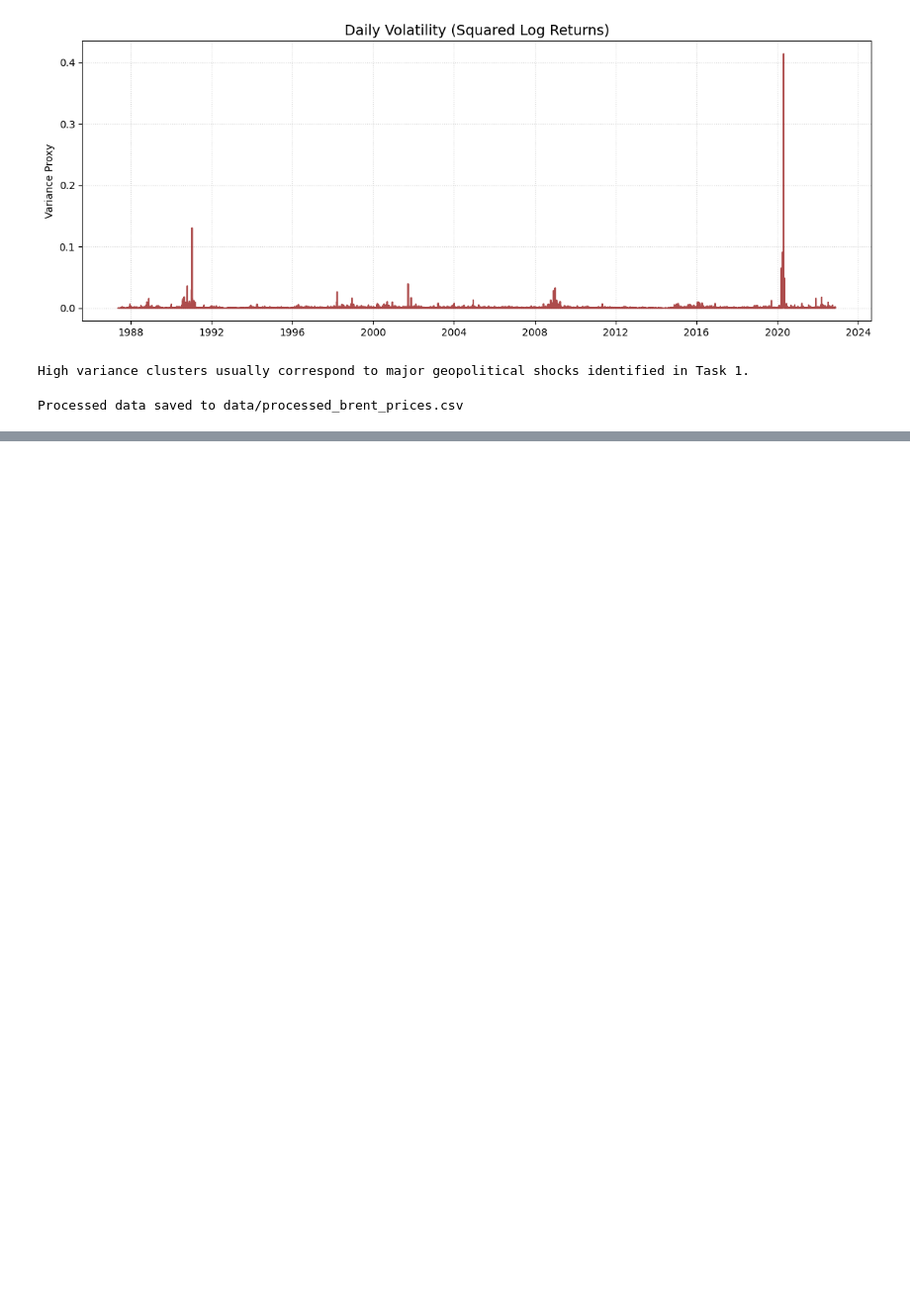
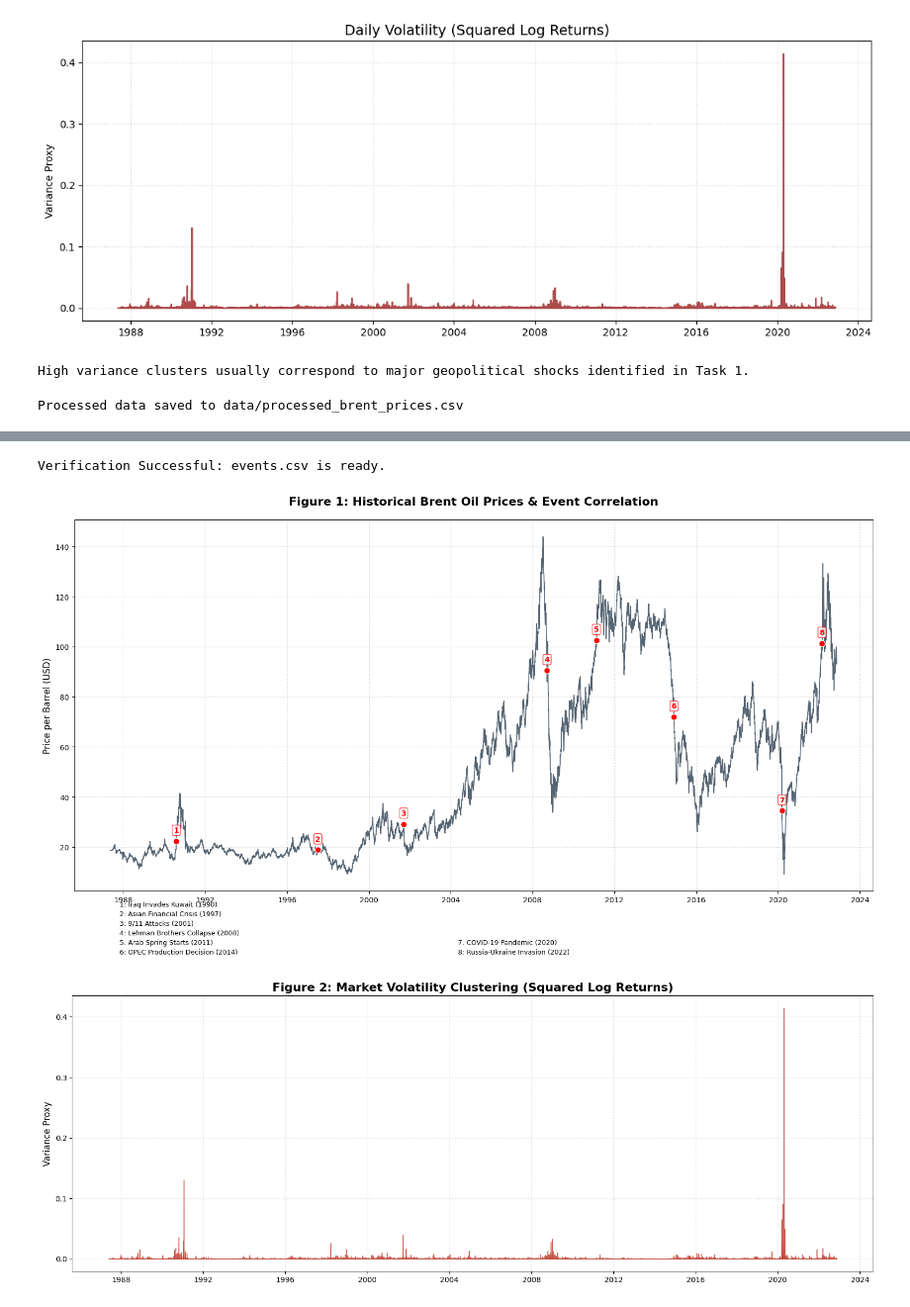
Before and after one commit to Maireg789/brent-oil-change-point-analysis, a Jupyter notebook: notebooks/eda_analysis.ipynb, the cells around one changed output, grey strips where cells are left out. Shown at 99% size. Saved outputs shown, nothing was run; the diff lists cells and outputs as text; code cells hidden in the pictures; blank space fills up the shorter version.

```diff
--- a/notebooks/eda_analysis.ipynb
+++ b/notebooks/eda_analysis.ipynb
@@ -113,0 +139,70 @@ Processed data saved to data/processed_brent_prices.csv
+# %%
+if os.path.exists(save_path):
+    print("Verification Successful: events.csv is ready.")
+else:
+    print("Verification Failed: File still missing.")
+# %% [output]
+Verification Successful: events.csv is ready.
+# %%
+import os
+import sys
+import pandas as pd
+import numpy as np
+import matplotlib.pyplot as plt
+import seaborn as sns
+
+# Ensure path to src is included
+sys.path.append(os.path.abspath('../src'))
+from scripts.data_utils import load_and_preprocess_data, get_log_returns
+
+# 1. Load Data
+df = load_and_preprocess_data('../data/BrentOilPrices.csv')
+events = pd.read_csv('../data/events.csv')
+events['date'] = pd.to_datetime(events['date'])
+
+# 2. FIGURE 1: Price Evolution with Indexed Events
+plt.figure(figsize=(16, 8))
+plt.plot(df.index, df['Price'], color='#2c3e50', linewidth=1.2, alpha=0.8, label='Brent Oil Price (USD)')
+
+# Overlay numbered markers for events
+for i, row in events.iterrows():
+    if row['date'] in df.index:
+        y_val = df.loc[row['date'], 'Price']
+    else:
+        # Fallback for weekends/missing dates
+        idx = df.index.get_indexer([row['date']], method='nearest')[0]
+        y_val = df.iloc[idx]['Price']
+
+    plt.scatter(row['date'], y_val, color='red', s=70, edgecolors='white', zorder=5)
+    plt.annotate(str(i+1), (row['date'], y_val), xytext=(0,12),
+                 textcoords="offset points", ha='center', fontsize=10,
+                 fontweight='bold', color='red',
+                 bbox=dict(boxstyle='round,pad=0.2', fc='white', ec='red', alpha=0.8))
+
+plt.title('Figure 1: Historical Brent Oil Prices & Event Correlation', fontsize=16, fontweight='bold', pad=20)
+plt.ylabel('Price per Barrel (USD)', fontsize=12)
+plt.grid(True, linestyle=':', alpha=0.6)
+
+# Add Legend box for events at bottom
+event_labels = [f"{i+1}: {row['event']} ({row['date'].year})" for i, row in events.iterrows()]
+plt.figtext(0.1, -0.1, "\n".join(event_labels[:6]), fontsize=9, linespacing=1.5)
+plt.figtext(0.5, -0.1, "\n".join(event_labels[6:]), fontsize=9, linespacing=1.5)
+
+plt.tight_layout()
+plt.savefig('../docs/figure1_price_events.png', dpi=300, bbox_inches='tight')
+plt.show()
+
+# 3. FIGURE 2: Volatility Clustering
+log_returns = get_log_returns(df)
+plt.figure(figsize=(16, 6))
+plt.fill_between(log_returns.index, log_returns**2, color='#c0392b', alpha=0.8)
+plt.title('Figure 2: Market Volatility Clustering (Squared Log Returns)', fontsize=16, fontweight='bold')
+plt.ylabel('Variance Proxy', fontsize=12)
+plt.grid(True, linestyle=':', alpha=0.5)
+
+plt.tight_layout()
+plt.savefig('../docs/figure2_volatility.png', dpi=300, bbox_inches='tight')
+plt.show()
+# %% [output]
+[figure, added]
+[figure, added]
```
Also changed, not shown: parts of 3 cells of this notebook, 4 other files.
